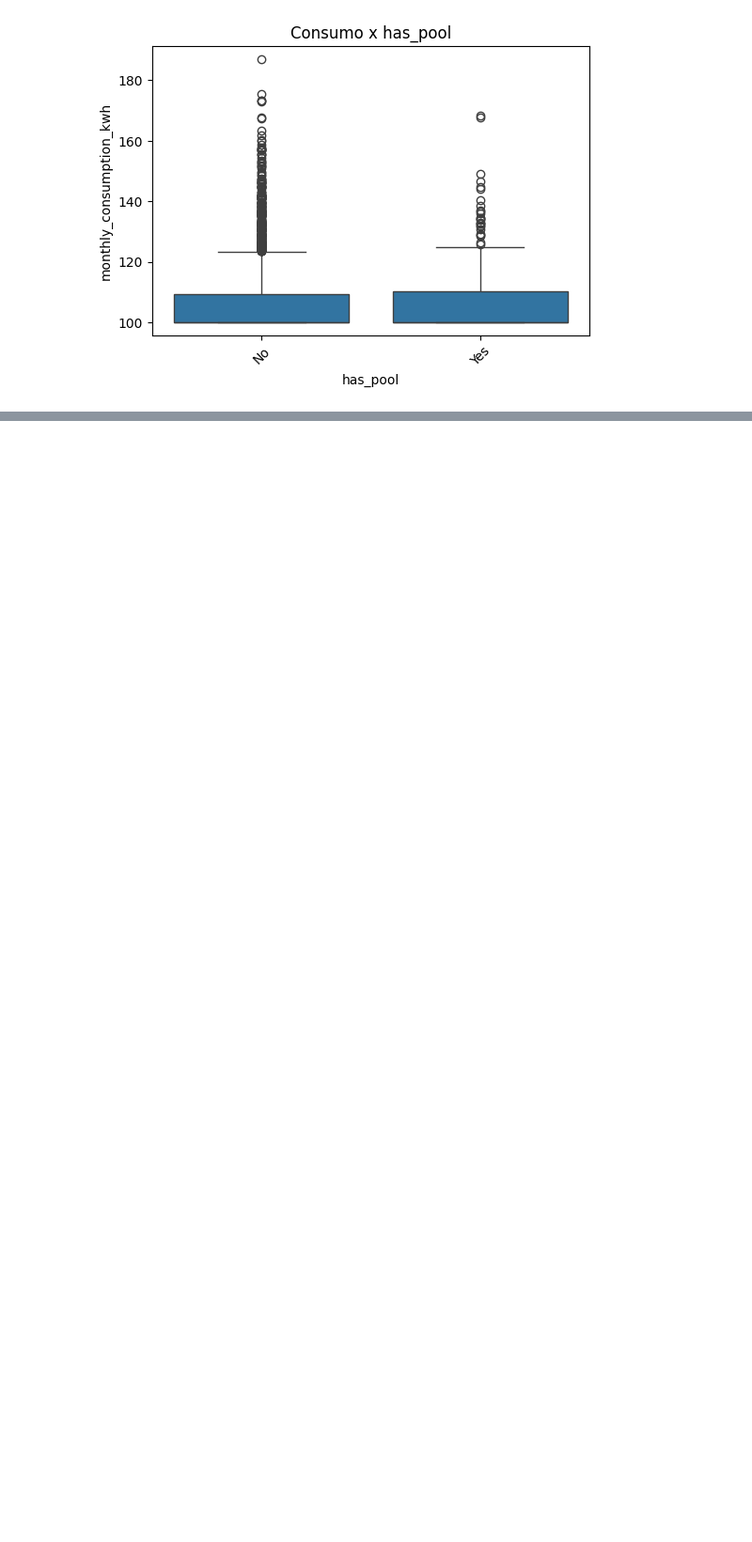
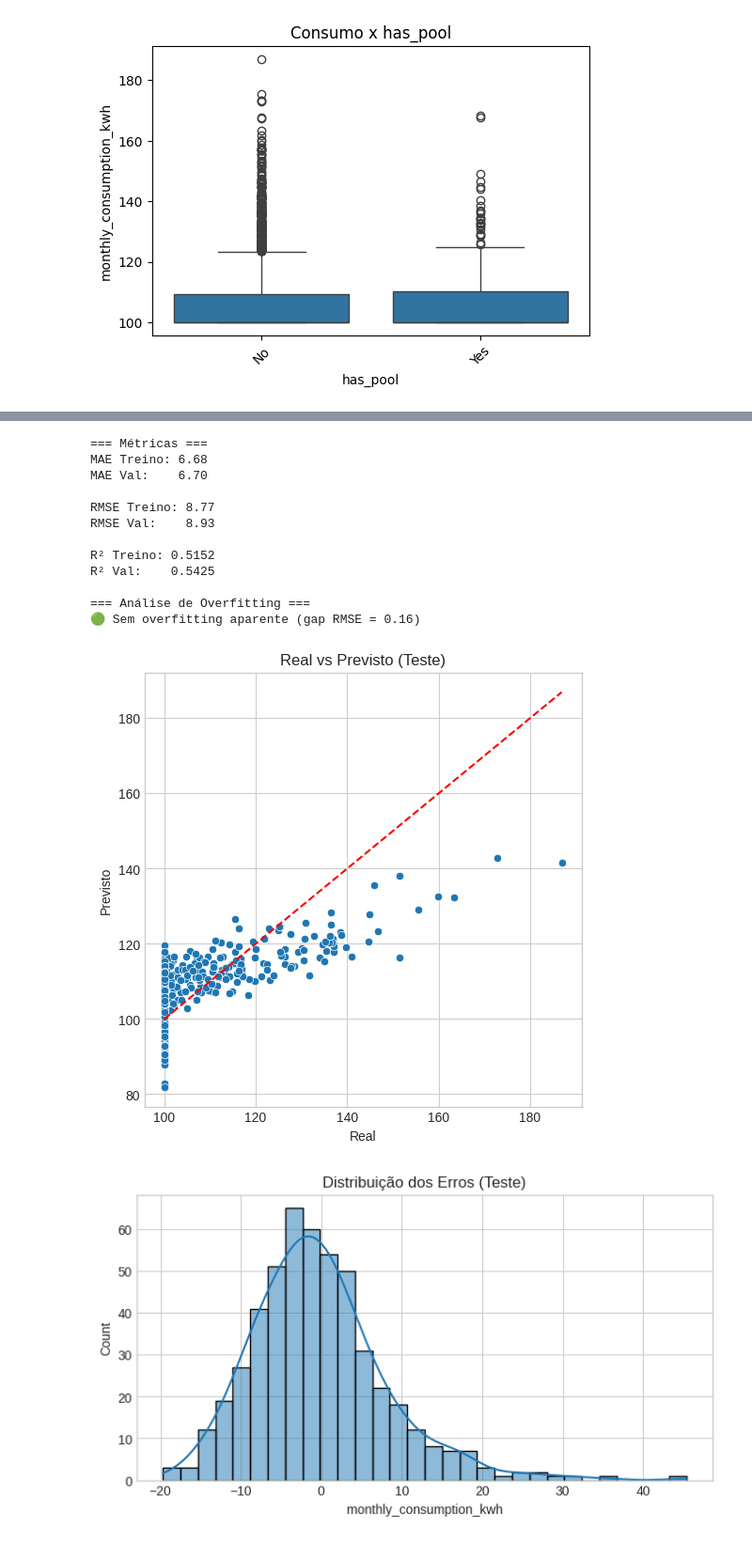
Before and after one commit to RobsonPalerma/energy_consumption.csv, a Jupyter notebook: Cópia_de_Untitled1.ipynb, the cells around one changed output, grey strips where cells are left out. Shown at 94% size. Saved outputs shown, nothing was run; the diff lists cells and outputs as text; code cells hidden in the pictures; blank space fills up the shorter version.

```diff
--- a/Cópia_de_Untitled1.ipynb
+++ b/Cópia_de_Untitled1.ipynb
@@ -403,0 +507,67 @@ plt.style.use('seaborn-v0_8-whitegrid')
+# %%
+
+from sklearn.metrics import mean_squared_error, mean_absolute_error, r2_score
+import numpy as np
+import matplotlib.pyplot as plt
+import seaborn as sns
+
+# Função RMSE compatível com todas as versões
+def RMSE(y_true, y_pred):
+    mse = mean_squared_error(y_true, y_pred)   # sem argumento 'squared'
+    return np.sqrt(mse)
+
+# Previsões (supondo que model e X_train/X_val/X_test já existam)
+pred_train = model.predict(X_train)
+pred_val   = model.predict(X_val)
+pred_test  = model.predict(X_test)
+
+# Métricas
+print("=== Métricas ===")
+print(f"MAE Treino: {mean_absolute_error(y_train, pred_train):.2f}")
+print(f"MAE Val:    {mean_absolute_error(y_val, pred_val):.2f}\n")
+
+print(f"RMSE Treino: {RMSE(y_train, pred_train):.2f}")
+print(f"RMSE Val:    {RMSE(y_val, pred_val):.2f}\n")
+
+print(f"R² Treino: {r2_score(y_train, pred_train):.4f}")
+print(f"R² Val:    {r2_score(y_val, pred_val):.4f}")
+
+# Análise de overfitting (usando diferença de RMSE)
+gap = abs(RMSE(y_train, pred_train) - RMSE(y_val, pred_val))
+print("\n=== Análise de Overfitting ===")
+if gap < 50:
+    print(f"🟢 Sem overfitting aparente (gap RMSE = {gap:.2f})")
+elif gap < 150:
+    print(f"🟡 Possível overfitting (gap RMSE = {gap:.2f})")
+else:
+    print(f"🔴 Overfitting severo (gap RMSE = {gap:.2f})")
+
+# Gráficos de diagnóstico (Real x Previsto e Distribuição dos Resíduos)
+plt.figure(figsize=(6,6))
+sns.scatterplot(x=y_test, y=pred_test)
+plt.plot([y_test.min(), y_test.max()], [y_test.min(), y_test.max()], 'r--')
+plt.xlabel("Real")
+plt.ylabel("Previsto")
+plt.title("Real vs Previsto (Teste)")
+plt.show()
+
+errors = y_test - pred_test
+plt.figure(figsize=(8,4))
+sns.histplot(errors, bins=30, kde=True)
+plt.title("Distribuição dos Erros (Teste)")
+plt.show()
+# %% [output]
+=== Métricas ===
+MAE Treino: 6.68
+MAE Val:    6.70
+
+RMSE Treino: 8.77
+RMSE Val:    8.93
+
+R² Treino: 0.5152
+R² Val:    0.5425
+
+=== Análise de Overfitting ===
+🟢 Sem overfitting aparente (gap RMSE = 0.16)
+[figure, added]
+[figure, added]
```
Also changed, not shown: parts of 3 cells of this notebook.
